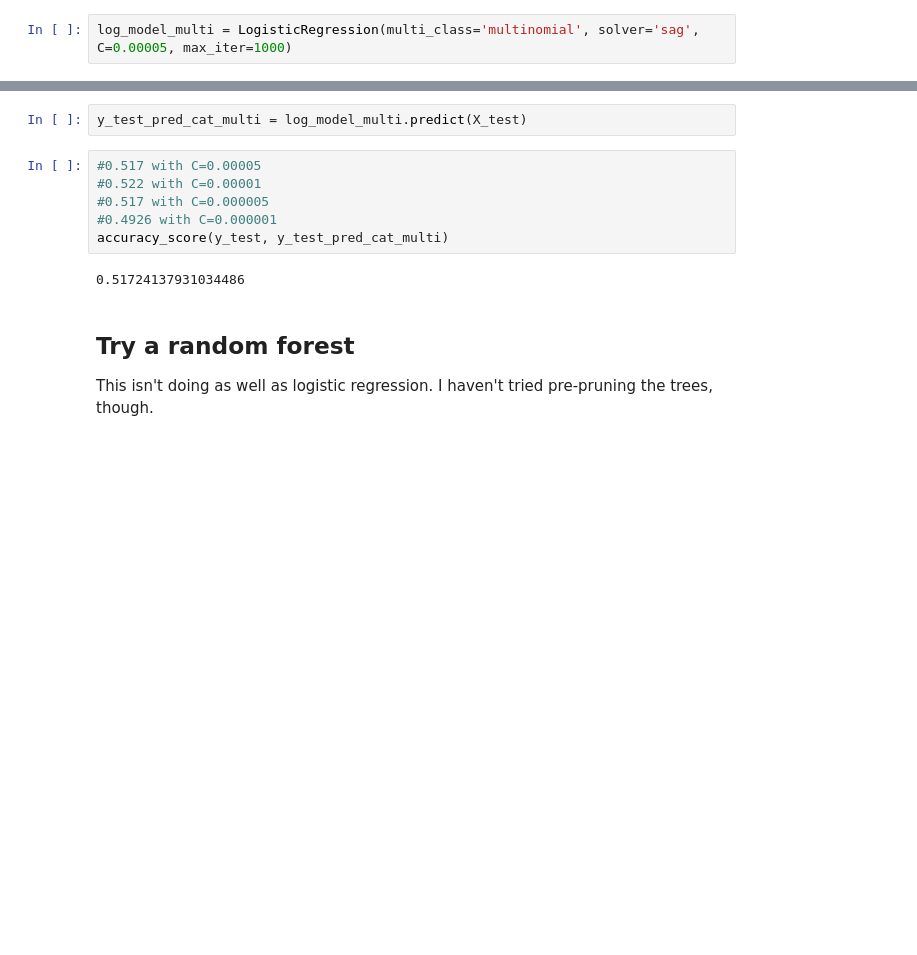
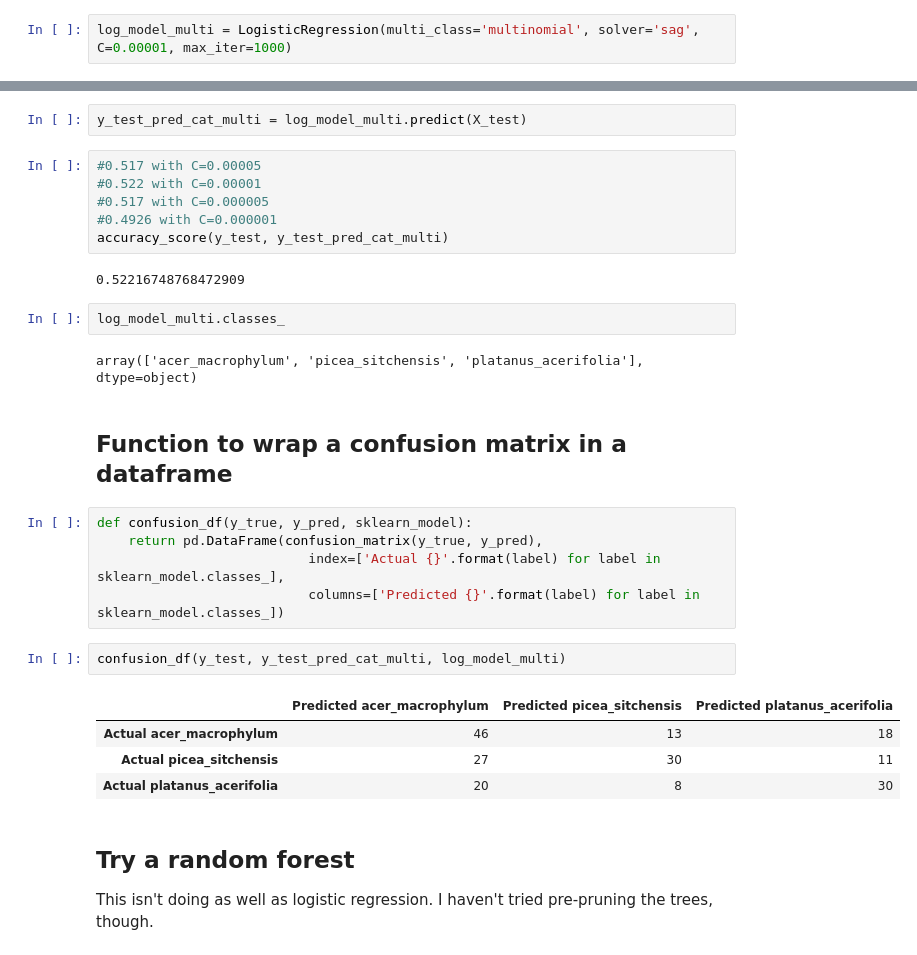
Before and after one commit to NathanielBlairStahn/tree-logic, a Jupyter notebook: build_a_model.ipynb, the cells around one changed output, grey strips where cells are left out. Drawn from its saved outputs; the diff is of its cells as text; blank space fills up the shorter version.

Commit message:
add confusion matrices to build_a_model

```diff
--- a/build_a_model.ipynb
+++ b/build_a_model.ipynb
@@ -192,7 +192,7 @@ Note: The solver doesn't converge if the regularization is too weak.
 
 Looks like we get a slight improvement over the one vs. rest scheme.  Looks like the best C is around 0.00001
 # %%
-log_model_multi = LogisticRegression(multi_class='multinomial', solver='sag', C=0.00005, max_iter=1000)
+log_model_multi = LogisticRegression(multi_class='multinomial', solver='sag', C=0.00001, max_iter=1000)
 # %%
 log_model_multi.fit(X_train, y_train)
 # %% [output]
@@ -219,7 +219,25 @@ y_test_pred_cat_multi = log_model_multi.predict(X_test)
 #0.4926 with C=0.000001
 accuracy_score(y_test, y_test_pred_cat_multi)
 # %% [output]
-0.51724137931034486
+0.52216748768472909
+# %%
+log_model_multi.classes_
+# %% [output]
+array(['acer_macrophylum', 'picea_sitchensis', 'platanus_acerifolia'], dtype=object)
+# %% [markdown]
+## Function to wrap a confusion matrix in a dataframe
+# %%
+def confusion_df(y_true, y_pred, sklearn_model):
+    return pd.DataFrame(confusion_matrix(y_true, y_pred),
+                           index=['Actual {}'.format(label) for label in sklearn_model.classes_],
+                           columns=['Predicted {}'.format(label) for label in sklearn_model.classes_])
+# %%
+confusion_df(y_test, y_test_pred_cat_multi, log_model_multi)
+# %% [output]
+|  | Predicted acer_macrophylum | Predicted picea_sitchensis | Predicted platanus_acerifolia |
+| Actual acer_macrophylum | 46 | 13 | 18 |
+| Actual picea_sitchensis | 27 | 30 | 11 |
+| Actual platanus_acerifolia | 20 | 8 | 30 |
 # %% [markdown]
 ## Try a random forest
 
```
Also changed, not shown: parts of 5 cells of this notebook.
